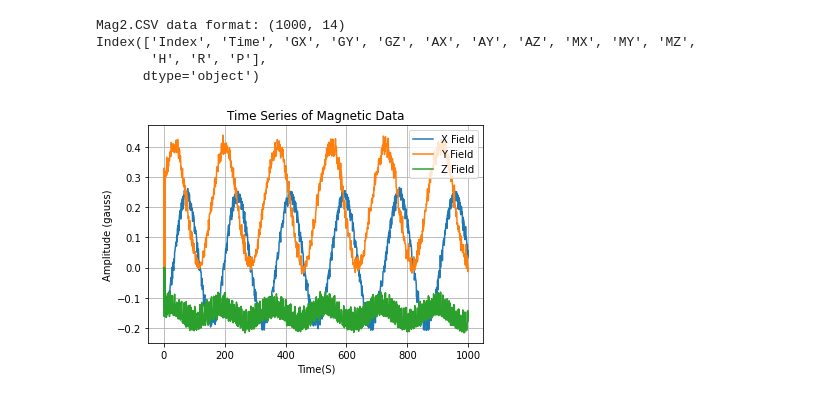
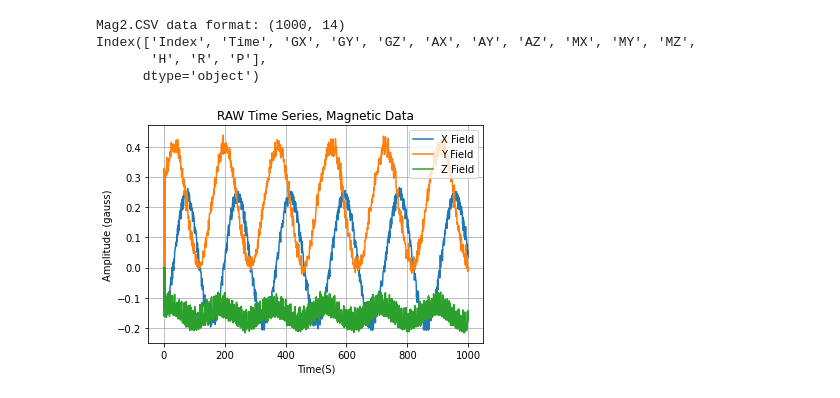
Before and after one commit to clirakis/Jupyter, a Jupyter notebook: MagSensor/PlotMag.ipynb, the cells around one changed output. Saved outputs shown, nothing was run; the diff lists cells and outputs as text; code cells hidden in the pictures.

```diff
--- a/MagSensor/PlotMag.ipynb
+++ b/MagSensor/PlotMag.ipynb
@@ -53,21 +63,21 @@ Index(['Index', 'Time', 'GX', 'GY', 'GZ', 'AX', 'AY', 'AZ', 'MX', 'MY', 'MZ',
 # %%
 Mx = df['MX']     # Magnetic field X only
 My = df['MY']
 Mz = df['MZ']
 H  = df['H']
 plt.plot(t,Mx,label='X Field')
 plt.plot(t,My,label='Y Field')
 plt.plot(t,Mz,label='Z Field')
 #
 # Add Axis markers.
 #
-plt.title("Time Series of Magnetic Data")
+plt.title("RAW Time Series, Magnetic Data")
 plt.xlabel("Time(S)")
 plt.ylabel("Amplitude (gauss)")
 #
 # Grid on (also shows other projections) https://matplotlib.org/stable/api/_as_gen/matplotlib.pyplot.grid.html
 plt.grid()
 plt.legend()
 plt.show()
 # %% [output]
-[figure, old version]
+[figure, new version]
```
Also changed, not shown: parts of 13 cells of this notebook.
